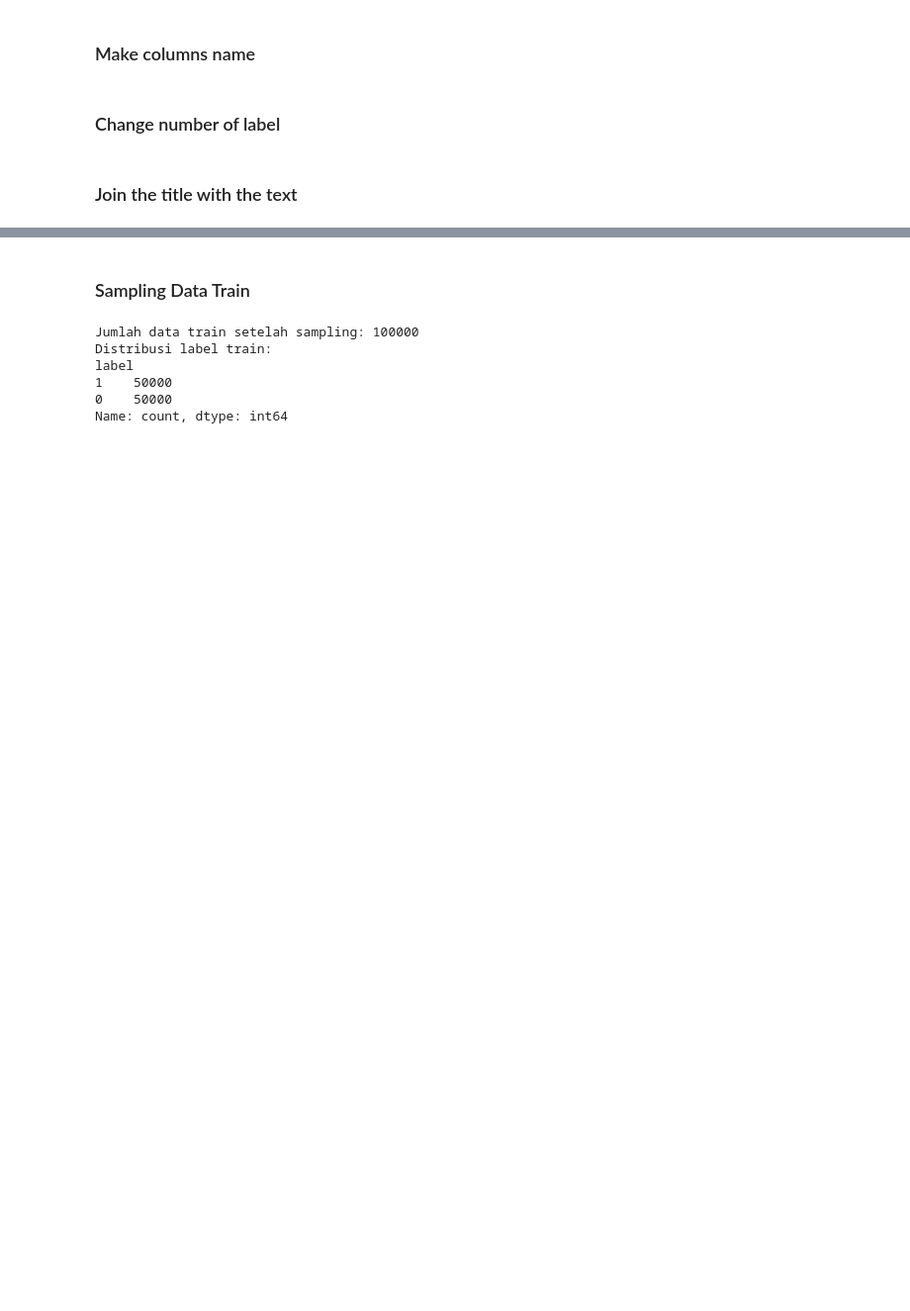
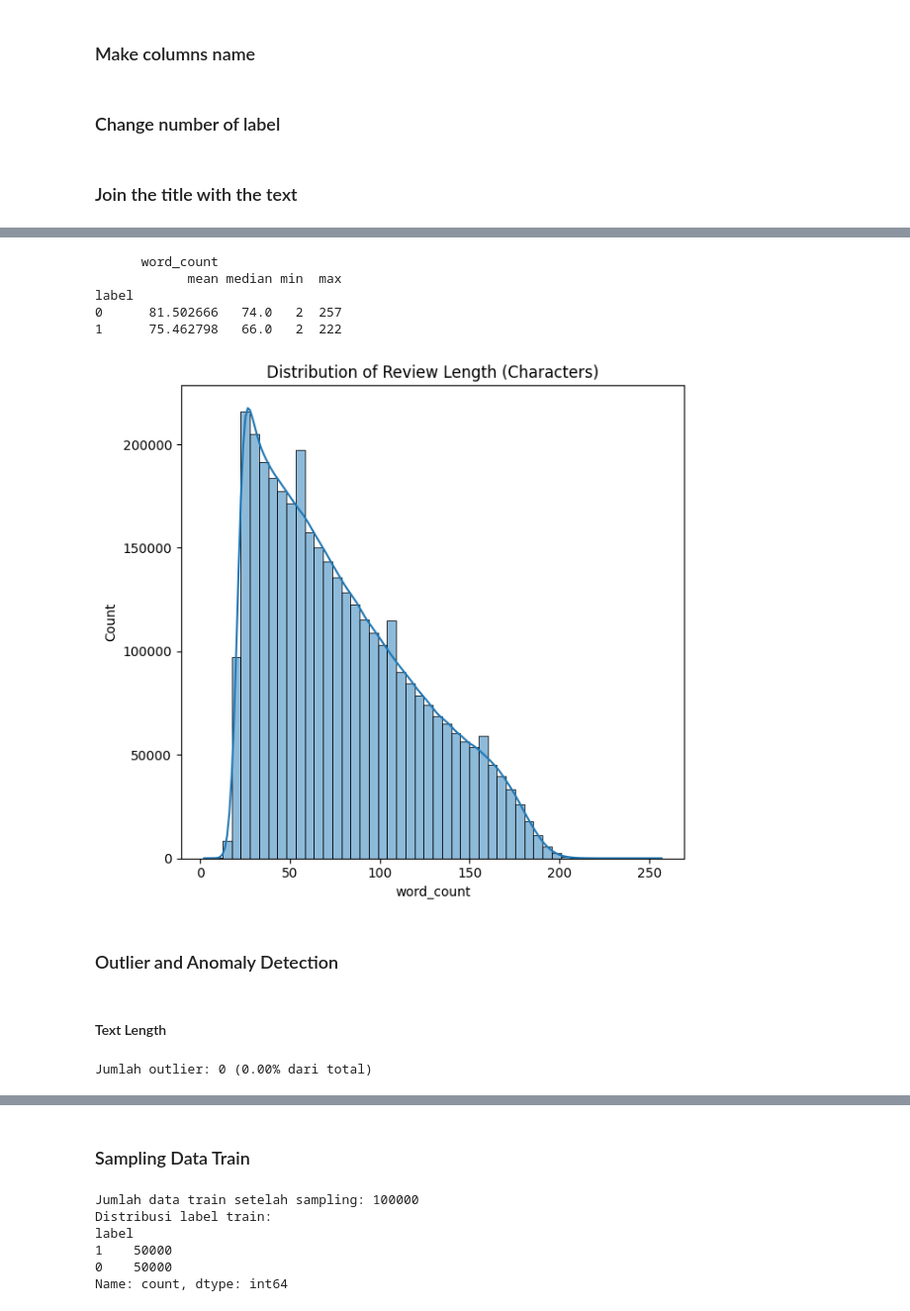
Before and after one commit to research-bocah-gundar/fesmaro-2025, a Jupyter notebook: fesmaro-2025-analisis-big-data.ipynb, the cells around one changed output, grey strips where cells are left out. Shown at 99% size. Saved outputs shown, nothing was run; the diff lists cells and outputs as text; code cells hidden in the pictures; blank space fills up the shorter version.

```diff
--- a/fesmaro-2025-analisis-big-data.ipynb
+++ b/fesmaro-2025-analisis-big-data.ipynb
@@ -72,0 +240,35 @@ df_test = concat_columns(df_test, 'text', 'title', 'text')
+# %%
+length_stats = df_train.groupby('label')[['word_count']].agg(['mean', 'median', 'min', 'max'])
+print(length_stats)
+# %% [output]
+      word_count
+            mean median min  max
+label
+0      81.502666   74.0   2  257
+1      75.462798   66.0   2  222
+# %%
+# Plot word count distributions
+plt.figure(figsize=(12, 6))
+plt.subplot(1, 2, 1)
+sns.histplot(df_train['word_count'],kde=True, bins=50)
+plt.title('Distribution of Review Length (Characters)')
+plt.tight_layout()
+plt.show()
+# %% [output]
+[figure, added]
+# %% [markdown]
+### Outlier and Anomaly Detection
+# %% [markdown]
+#### Text Length
+# %%
+# Identifikasi outlier panjang review
+q1_text = df_train['text_length'].quantile(0.25)
+q3_text = df_train['text_length'].quantile(0.75)
+iqr_text = q3_text - q1_text
+lower_bound_text = q1_text - 1.5 * iqr_text
+upper_bound_text = q3_text + 1.5 * iqr_text
+
+outliers_text = df_train[(df_train['text_length'] < lower_bound_text) | (df_train['text_length'] > upper_bound_text)]
+print(f"Jumlah outlier: {len(outliers_text)} ({len(outliers_text)/len(df_train):.2%} dari total)")
+# %% [output]
+Jumlah outlier: 0 (0.00% dari total)
```
Also changed, not shown: parts of 68 cells of this notebook, 6 other files.
